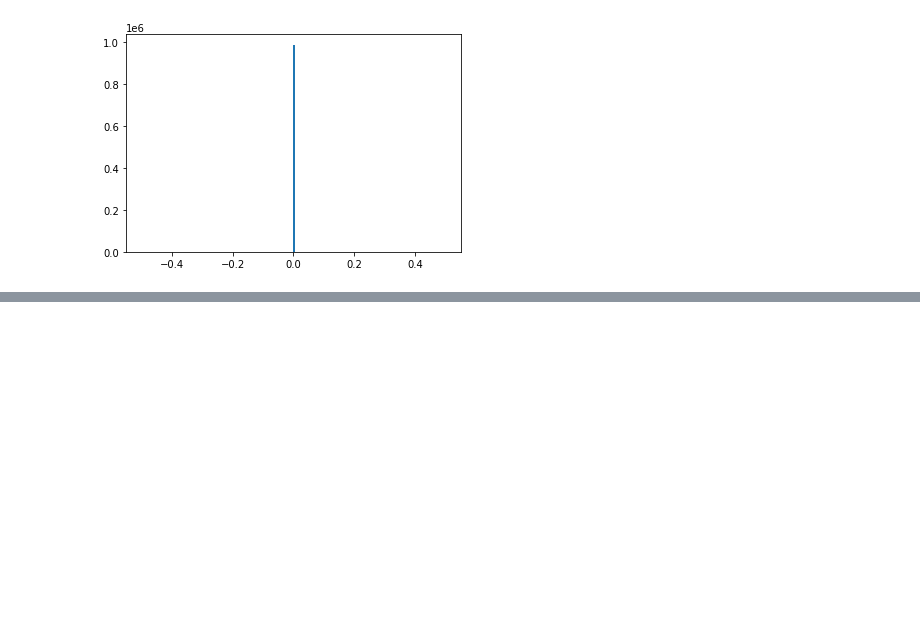
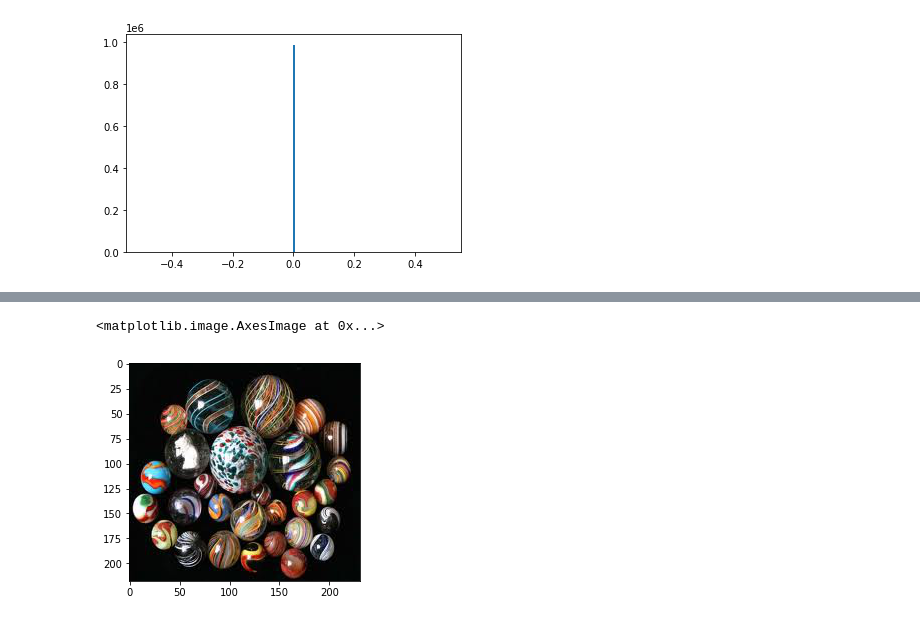
Before and after one commit to mustafa-siddiqui/Cartoonize-Image, a Jupyter notebook: src/clustering.ipynb, the cells around one changed output, grey strips where cells are left out. Drawn from its saved outputs; the diff is of its cells as text; code cells hidden in the pictures; blank space fills up the shorter version.

```diff
--- a/src/clustering.ipynb
+++ b/src/clustering.ipynb
@@ -279,0 +408,6 @@ IP.imshow(I)
+# %%
+img = IP.imread('marbels.jpeg')
+IP.imshow(img)
+# %% [output]
+<matplotlib.image.AxesImage at 0x...>
+[figure, added]
```
Also changed, not shown: parts of 26 cells of this notebook.
